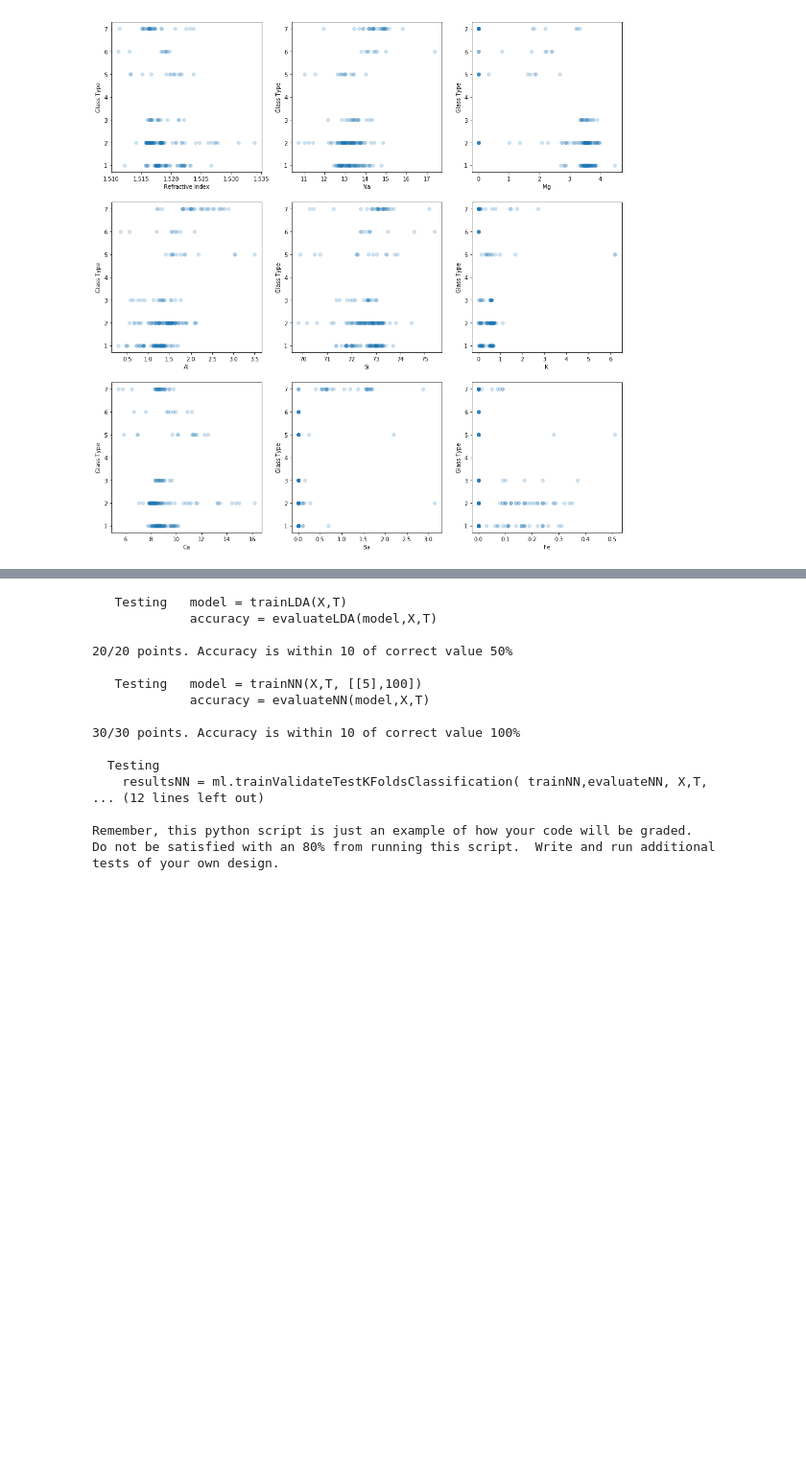
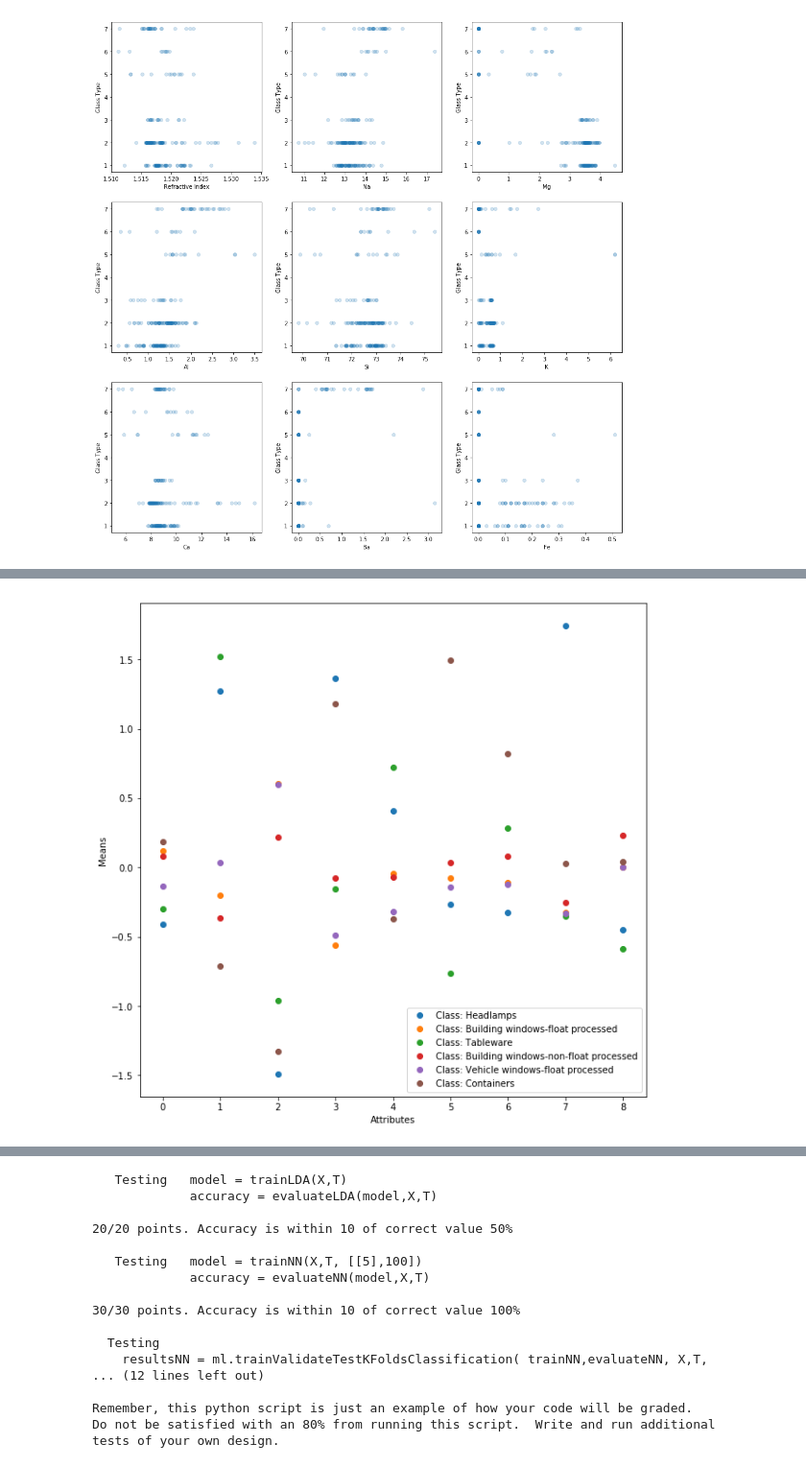
Before and after one commit to bpospeck/CS480, a Jupyter notebook: A4/Pospeck-A4.ipynb, the cells around one changed output, grey strips where cells are left out. Shown: that part at 96% size. Cells and saved outputs as stored; diff of their text form; code cells hidden in the pictures; blank space fills up the shorter version.

```diff
--- a/A4/Pospeck-A4.ipynb
+++ b/A4/Pospeck-A4.ipynb
@@ -165,5 +184,0 @@ Algo           Parameters  TrnAcc  ValAcc  TesAcc
-# %%
-lda = ql.LDA()
-lda.train(X,Tclasses)
-predictedClasses,_,_ = lda.use(X)
-ml.confusionMatrix(Tclasses,predictedClasses,classes); # <- semi-colon prevents printing of returned result
@@ -319,6 +505,9 @@ Since the 1st attribute is just an identification number, I will be leaving that
     5. containers
     6. tableware
     7. headlamps
+# %%
+classNames = ['Building windows-float processed','Building windows-non-float processed','Vehicle windows-float processed',
+             'Vehicle windows-non-float processed','Containers','Tableware','Headlamps']
 # %%
 glass = np.loadtxt('glass.data',delimiter=',',usecols=range(1,11))
 glass
@@ -378,0 +564,3 @@ There does not appear to be any data classified as 4 for some reason. Initial in
+# %%
+classNames.remove('Vehicle windows-non-float processed')
+classNames
@@ -411,0 +611,4 @@ Grading will be based on
+# %%
+plotLdaMeans(lda.mu,classNames)
+# %% [output]
+[figure, added]
```
Also changed, not shown: parts of 82 cells of this notebook, 3 other files.
